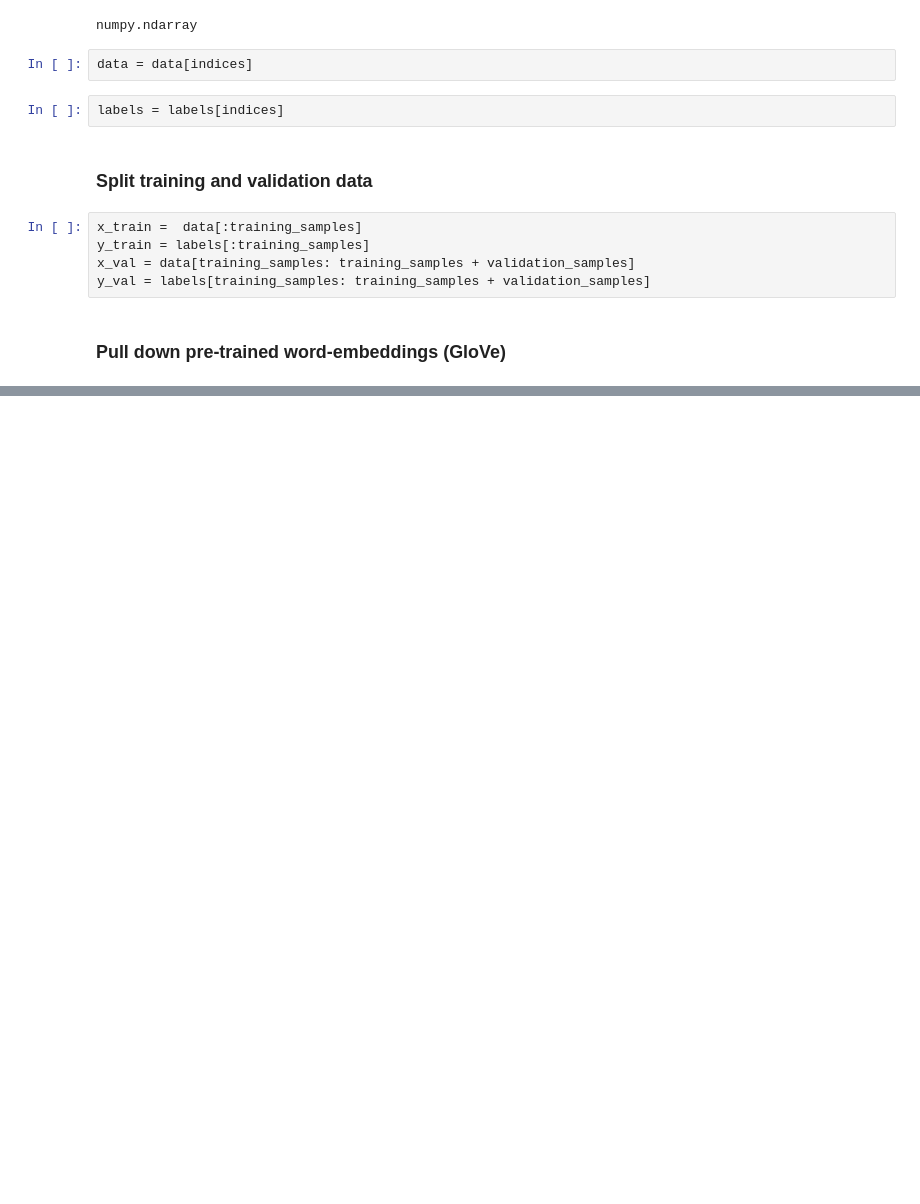
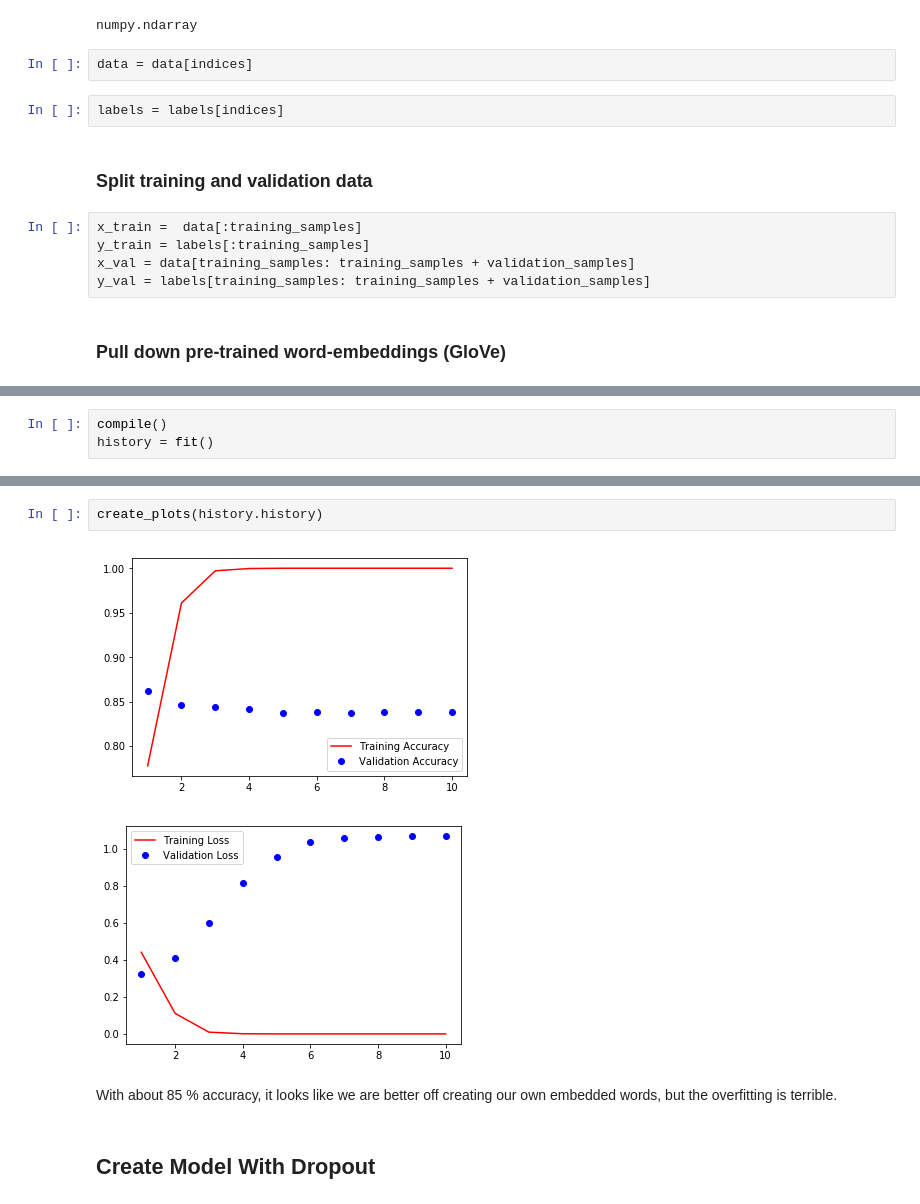
Before and after one commit to kjprice/deep-learning-with-python, a Jupyter notebook: Chapter6 - IMDB - Pre-trained Word Embeddable.ipynb, the cells around one changed output, grey strips where cells are left out. Saved outputs shown, nothing was run; the diff lists cells and outputs as text; blank space fills up the shorter version.

```diff
--- a/Chapter6 - IMDB - Pre-trained Word Embeddable.ipynb
+++ b/Chapter6 - IMDB - Pre-trained Word Embeddable.ipynb
@@ -102,0 +263,3 @@ y_val = labels[training_samples: training_samples + validation_samples]
+# %%
+compile()
+history = fit()
@@ -102,0 +284,9 @@ y_val = labels[training_samples: training_samples + validation_samples]
+# %%
+create_plots(history.history)
+# %% [output]
+[figure, added]
+[figure, added]
+# %% [markdown]
+With about 85 % accuracy, it looks like we are better off creating our own embedded words, but the overfitting is terrible.
+# %% [markdown]
+## Create Model With Dropout
```
Also changed, not shown: parts of 32 cells of this notebook.
